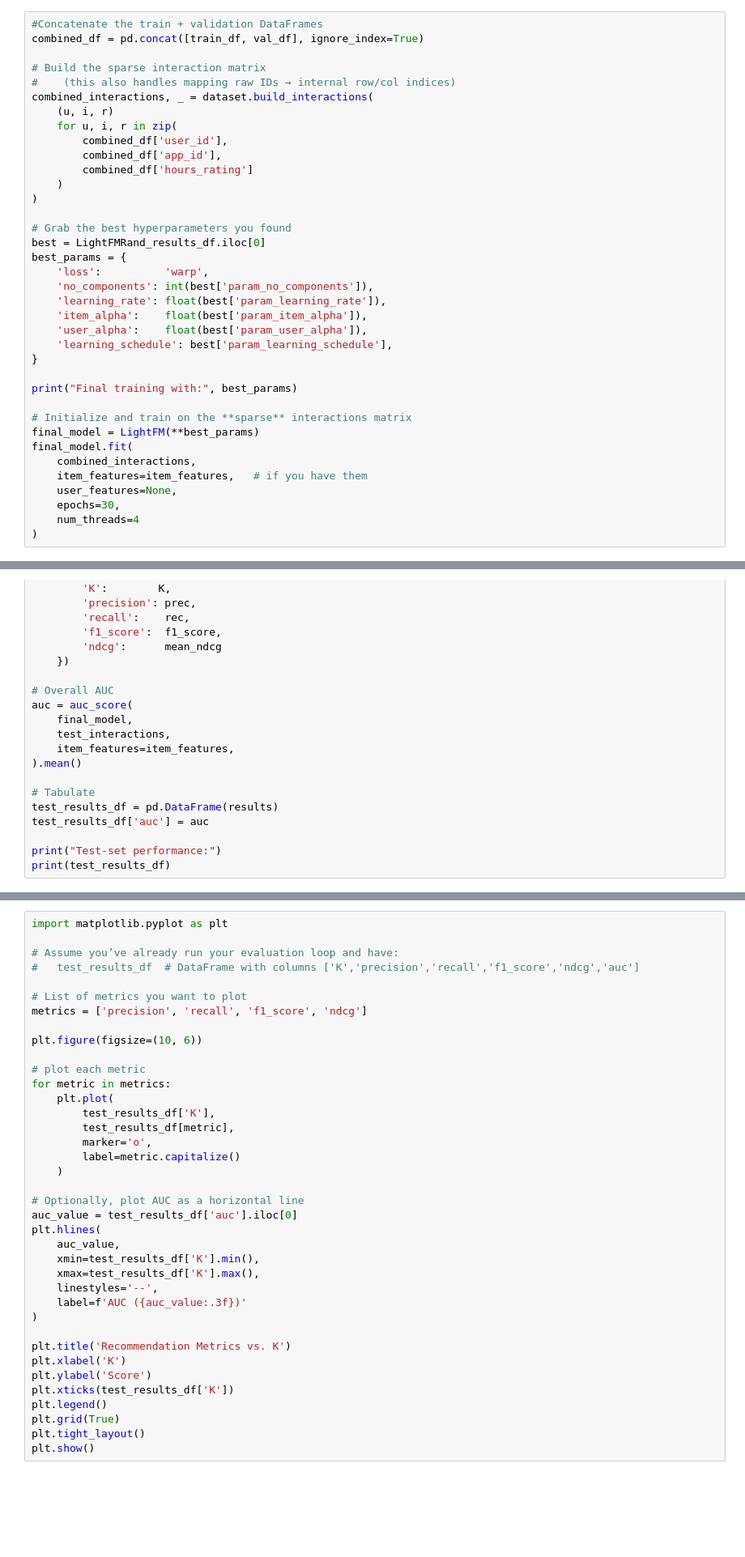
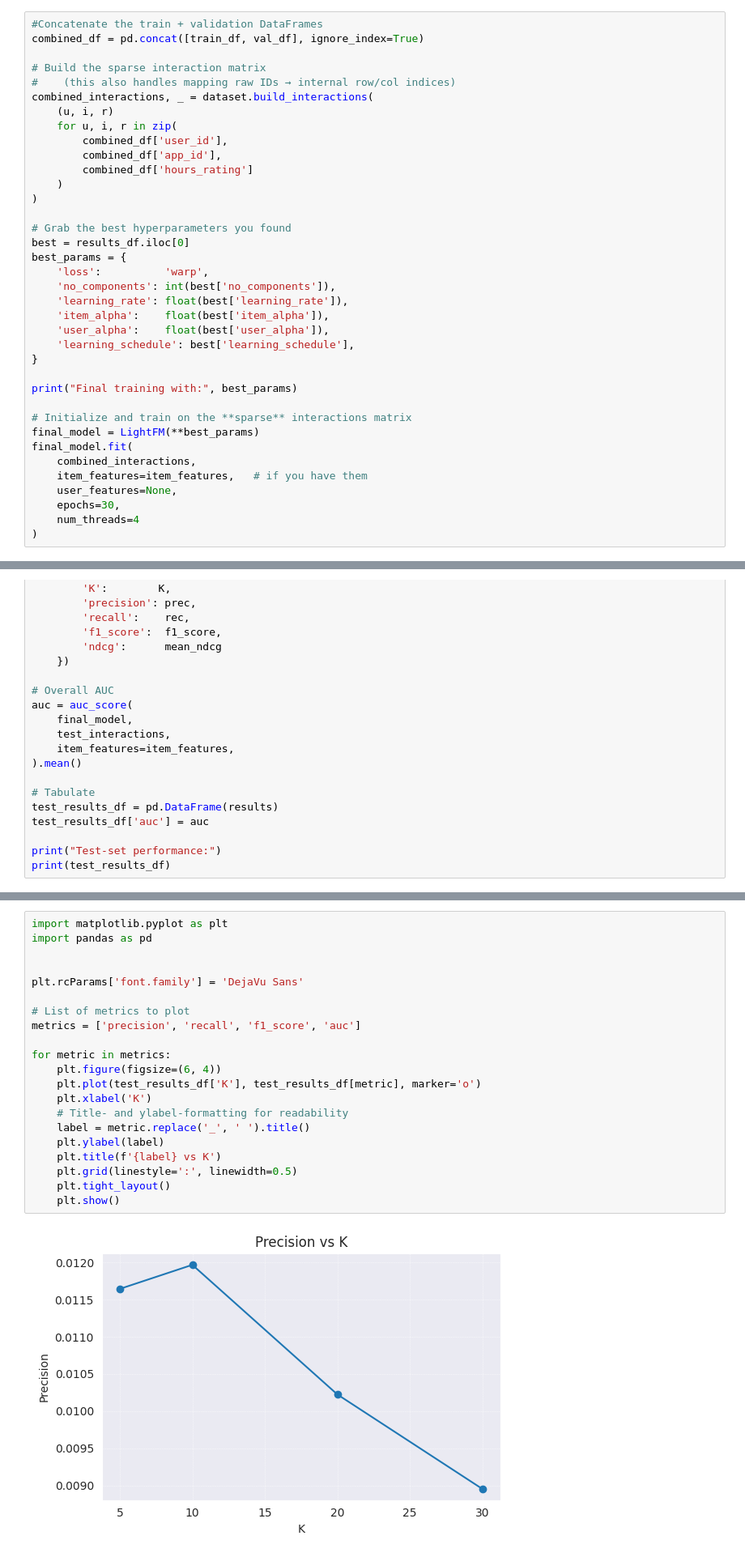
Before and after one commit to manjunathreddyY/SteamGameRecom, a Jupyter notebook: LightFMEmbRecomm new.ipynb, the cells around one changed output, grey strips where cells are left out. Shown: that part at 81% size. Saved outputs shown, nothing was run; the diff lists cells and outputs as text; blank space fills up the shorter version.

Commit message:
LightFM Recommendation

```diff
--- a/LightFMEmbRecomm new.ipynb
+++ b/LightFMEmbRecomm new.ipynb
@@ -1211,14 +1089,14 @@ combined_interactions, _ = dataset.build_interactions(
 )
 
 # Grab the best hyperparameters you found
-best = LightFMRand_results_df.iloc[0]
+best = results_df.iloc[0]
 best_params = {
     'loss':          'warp',
-    'no_components': int(best['param_no_components']),
-    'learning_rate': float(best['param_learning_rate']),
-    'item_alpha':    float(best['param_item_alpha']),
-    'user_alpha':    float(best['param_user_alpha']),
-    'learning_schedule': best['param_learning_schedule'],
+    'no_components': int(best['no_components']),
+    'learning_rate': float(best['learning_rate']),
+    'item_alpha':    float(best['item_alpha']),
+    'user_alpha':    float(best['user_alpha']),
+    'learning_schedule': best['learning_schedule'],
 }
 
 print("Final training with:", best_params)
@@ -1448,38 +1383,23 @@ Overall AUC: 0.8977
 # %%
 import matplotlib.pyplot as plt
+import pandas as pd
 
-# Assume you’ve already run your evaluation loop and have:
-#   test_results_df  # DataFrame with columns ['K','precision','recall','f1_score','ndcg','auc']
 
-# List of metrics you want to plot
-metrics = ['precision', 'recall', 'f1_score', 'ndcg']
+plt.rcParams['font.family'] = 'DejaVu Sans'
 
-plt.figure(figsize=(10, 6))
+# List of metrics to plot
+metrics = ['precision', 'recall', 'f1_score', 'auc']
 
-# plot each metric
 for metric in metrics:
-    plt.plot(
-        test_results_df['K'],
-        test_results_df[metric],
-        marker='o',
-        label=metric.capitalize()
-    )
-
-# Optionally, plot AUC as a horizontal line
-auc_value = test_results_df['auc'].iloc[0]
-plt.hlines(
-    auc_value,
-    xmin=test_results_df['K'].min(),
-    xmax=test_results_df['K'].max(),
-    linestyles='--',
-    label=f'AUC ({auc_value:.3f})'
-)
-
-plt.title('Recommendation Metrics vs. K')
-plt.xlabel('K')
-plt.ylabel('Score')
-plt.xticks(test_results_df['K'])
-plt.legend()
-plt.grid(True)
-plt.tight_layout()
-plt.show()
+    plt.figure(figsize=(6, 4))
+    plt.plot(test_results_df['K'], test_results_df[metric], marker='o')
+    plt.xlabel('K')
+    # Title- and ylabel-formatting for readability
+    label = metric.replace('_', ' ').title()
+    plt.ylabel(label)
+    plt.title(f'{label} vs K')
+    plt.grid(linestyle=':', linewidth=0.5)
+    plt.tight_layout()
+    plt.show()
+# %% [output]
+[figure, added]
```
Also changed, not shown: parts of 13 cells of this notebook.
